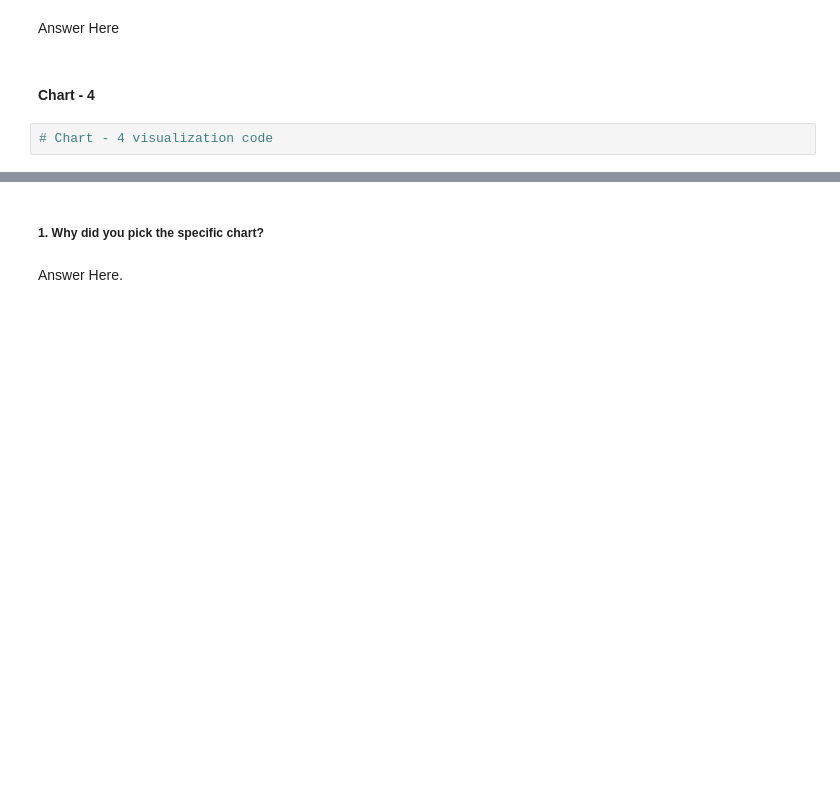
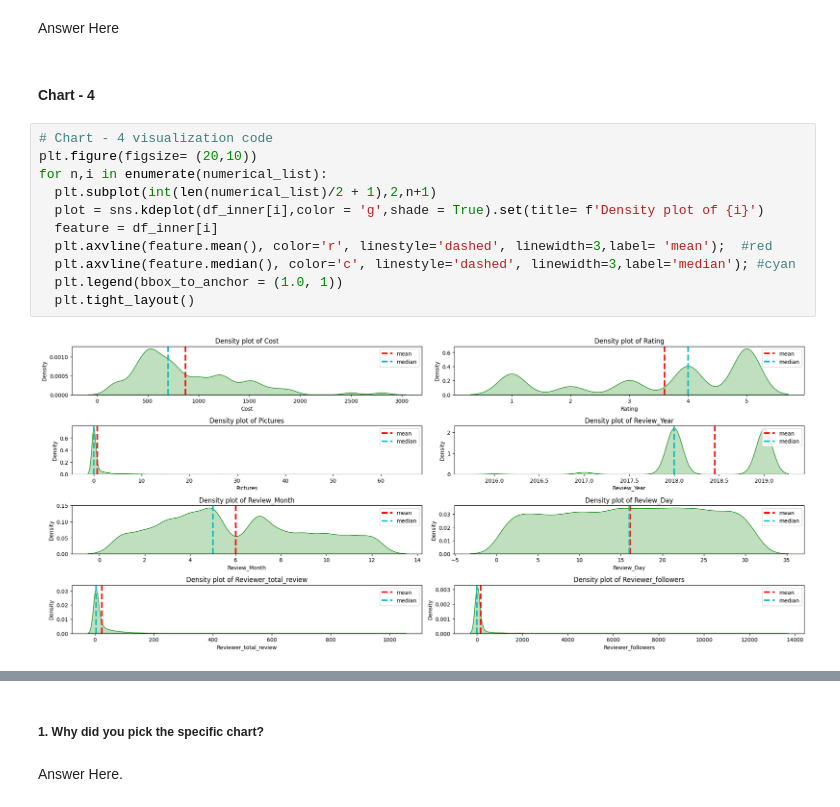
Before and after one commit to niteesh19mt0250/Zamato-Resturant-Clustering-and-Sentiment-Analysis, a Jupyter notebook: Copy_of_Sample_ML_Submission_Template.ipynb, the cells around one changed output, grey strips where cells are left out. Cells and saved outputs as stored; diff of their text form; blank space fills up the shorter version.

```diff
--- a/Copy_of_Sample_ML_Submission_Template.ipynb
+++ b/Copy_of_Sample_ML_Submission_Template.ipynb
@@ -1169,5 +1230,16 @@ Are there any insights that lead to negative growth? Justify with specific reaso
 Answer Here
 # %% [markdown]
 #### Chart - 4
-# %%
-# Chart - 4 visualization code
+# %%
+# Chart - 4 visualization code
+plt.figure(figsize= (20,10))
+for n,i in enumerate(numerical_list):
+  plt.subplot(int(len(numerical_list)/2 + 1),2,n+1)
+  plot = sns.kdeplot(df_inner[i],color = 'g',shade = True).set(title= f'Density plot of {i}')
+  feature = df_inner[i]
+  plt.axvline(feature.mean(), color='r', linestyle='dashed', linewidth=3,label= 'mean');  #red
+  plt.axvline(feature.median(), color='c', linestyle='dashed', linewidth=3,label='median'); #cyan
+  plt.legend(bbox_to_anchor = (1.0, 1))
+  plt.tight_layout()
+# %% [output]
+[figure, added]
```
Also changed, not shown: parts of 97 cells of this notebook.
